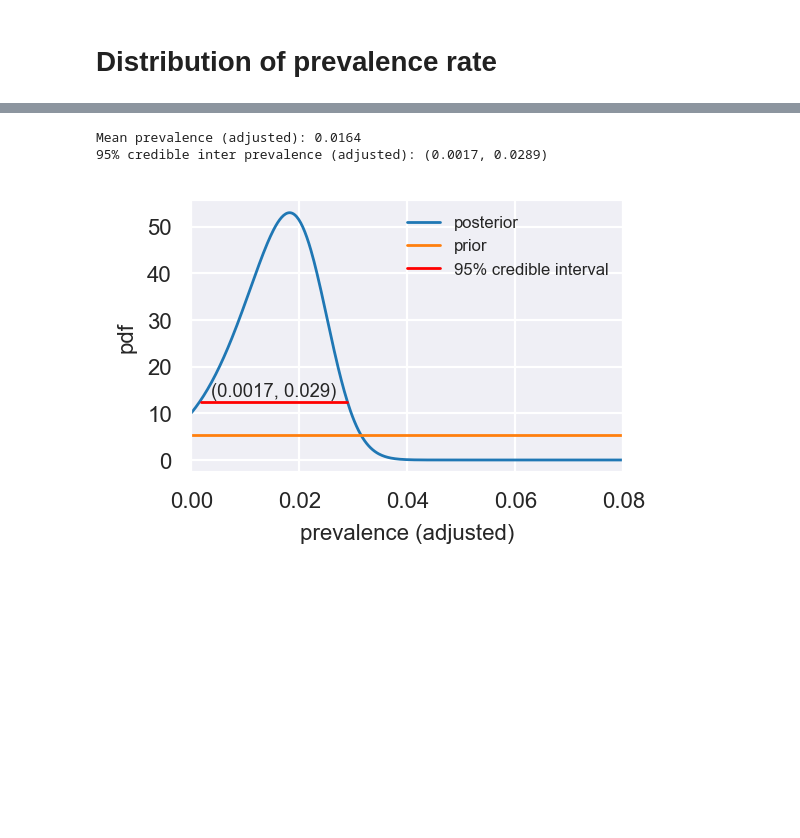
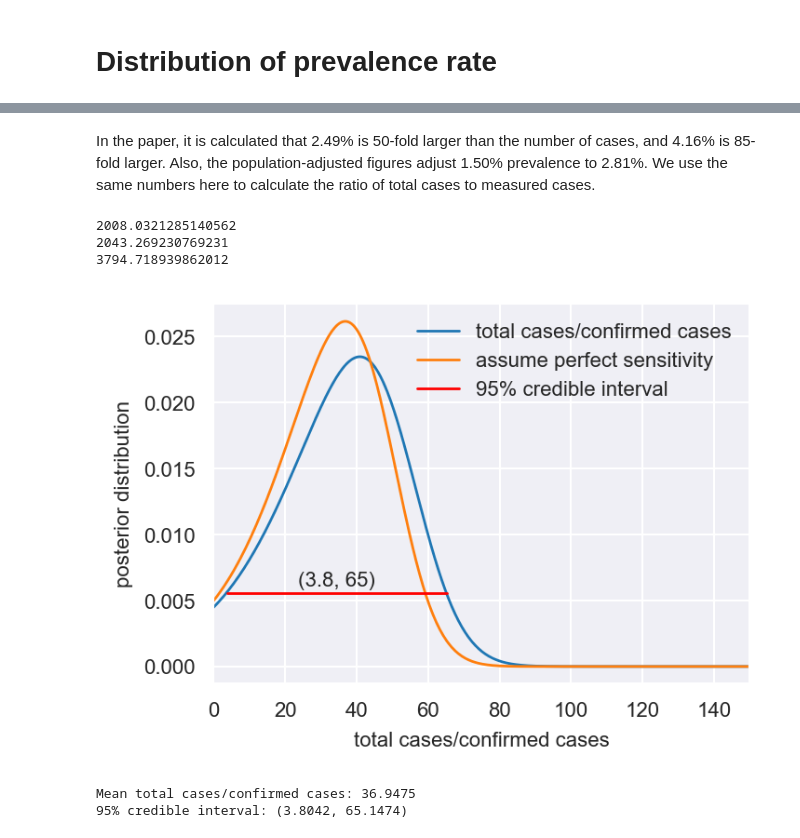
Before and after one commit to emarti/bendavid-seroprevalence-reanalysis, a Jupyter notebook: seroprevalence_expected_false_positives.ipynb, the cells around one changed output, grey strips where cells are left out. Drawn from its saved outputs; the diff is of its cells as text; code cells hidden in the pictures; blank space fills up the shorter version.

```diff
--- a/seroprevalence_expected_false_positives.ipynb
+++ b/seroprevalence_expected_false_positives.ipynb
@@ -210,7 +279,7 @@ pdf_false_positive_number = np.zeros_like(n_fp)
 
 for i in range(len(fpr)):
     pdf_false_positive_number = pdf_false_positive_number \
-        + d_fpr * posterior[i] * sp.stats.binom(p=fpr[i], n=n_population).pmf(n_fp)
+        + d_fpr * posterior[i] * sp.stats.binom.pmf(p=fpr[i], n=n_population, k=n_fp)
 
 print("Sum should equal 1:", np.sum(pdf_false_positive_number))
 # %% [output]
@@ -336,29 +410,39 @@ plt.savefig('distribution_prevalence.png')
+# %% [markdown]
+In the paper, it is calculated that 2.49% is 50-fold larger than the number of cases, and 4.16% is 85-fold larger. Also, the population-adjusted figures adjust 1.50% prevalence to 2.81%. We use the same numbers here to calculate the ratio of total cases to measured cases.
+# %%
+print(50/0.0249)
+print(85/0.0416)
+
+factor = np.mean(((50/0.0249),(85/0.0416))) * (0.0281/0.0150)
+print(factor)
+# %% [output]
+2008.0321285140562
+2043.269230769231
+3794.718939862012
+# %%
+plt.plot(prevalence*factor, posterior_prevalence/factor, label='total cases/confirmed cases')
+plt.plot(prevalence*factor, posterior_prevalence_perfect_sensitivity/factor, label='assume perfect sensitivity')
+plt.plot([lower_CI_prevalence*factor, upper_CI_prevalence*factor],
+         [posterior_prevalence_cutoff/factor, posterior_prevalence_cutoff/factor],
+         'r-',
+         label='95% credible interval')
+plt.text(0.5*(lower_CI_prevalence+upper_CI_prevalence)*factor,
+         posterior_prevalence_cutoff*1.1/factor,
+         '({:0.1f}, {:0.0f})'.format(lower_CI_prevalence*factor, upper_CI_prevalence*factor),
+         horizontalalignment='center',
+         fontsize='medium')
+plt.legend(frameon=False, fontsize='medium')
+# plt.xticks(np.arange(0, 0.05, 0.01))
+plt.xlabel('total cases/confirmed cases')
+plt.ylabel('posterior distribution')
+plt.xlim(0, 150)
+
+plt.savefig('distribution_prevalence_over_measured.png')
+# %% [output]
+[figure, added]
 # %%
-adjustment_factor = 2.81/1.50
-print('Mean prevalence (adjusted): {:0.4f}'.format(np.trapz(prevalence*posterior_prevalence, x=prevalence*adjustment_factor)))
-print('95% credible inter prevalence (adjusted): ({:0.4f}, {:0.4f})'.format(lower_CI_prevalence*adjustment_factor, upper_CI_prevalence*adjustment_factor))
+print('Mean total cases/confirmed cases: {:0.4f}'.format(np.trapz((prevalence*factor)*posterior_prevalence/factor, x=prevalence*factor)))
+print('95% credible interval: ({:0.4f}, {:0.4f})'.format(lower_CI_prevalence*factor, upper_CI_prevalence*factor))
 # %% [output]
-Mean prevalence (adjusted): 0.0164
-95% credible inter prevalence (adjusted): (0.0017, 0.0289)
+Mean total cases/confirmed cases: 36.9475
+95% credible interval: (3.8042, 65.1474)
-# %%
-
-plt.plot(prevalence*adjustment_factor, posterior_prevalence/adjustment_factor, label='posterior')
-plt.plot(prevalence*adjustment_factor, prior_prevalence/adjustment_factor, label='prior')
-plt.plot([lower_CI_prevalence*adjustment_factor, upper_CI_prevalence*adjustment_factor],
-         [posterior_prevalence_cutoff/adjustment_factor, posterior_prevalence_cutoff/adjustment_factor],
-         'r-',
-         label='95% credible interval')
-plt.text(0.5*(lower_CI_prevalence+upper_CI_prevalence)*adjustment_factor,
-         posterior_prevalence_cutoff*1.1/adjustment_factor,
-         '({:0.4f}, {:0.3f})'.format(lower_CI_prevalence*adjustment_factor, upper_CI_prevalence*adjustment_factor),
-         horizontalalignment='center',
-         fontsize='small')
-plt.legend(frameon=False, fontsize=6)
-plt.xticks(np.arange(0, 0.1, 0.02))
-plt.xlabel('prevalence (adjusted)')
-plt.ylabel('pdf')
-plt.xlim(0, 0.08)
-
-plt.savefig('distribution_prevalence_adjusted.png')
-# %% [output]
-[figure, removed]
```
Also changed, not shown: parts of 29 cells of this notebook, 5 other files.
